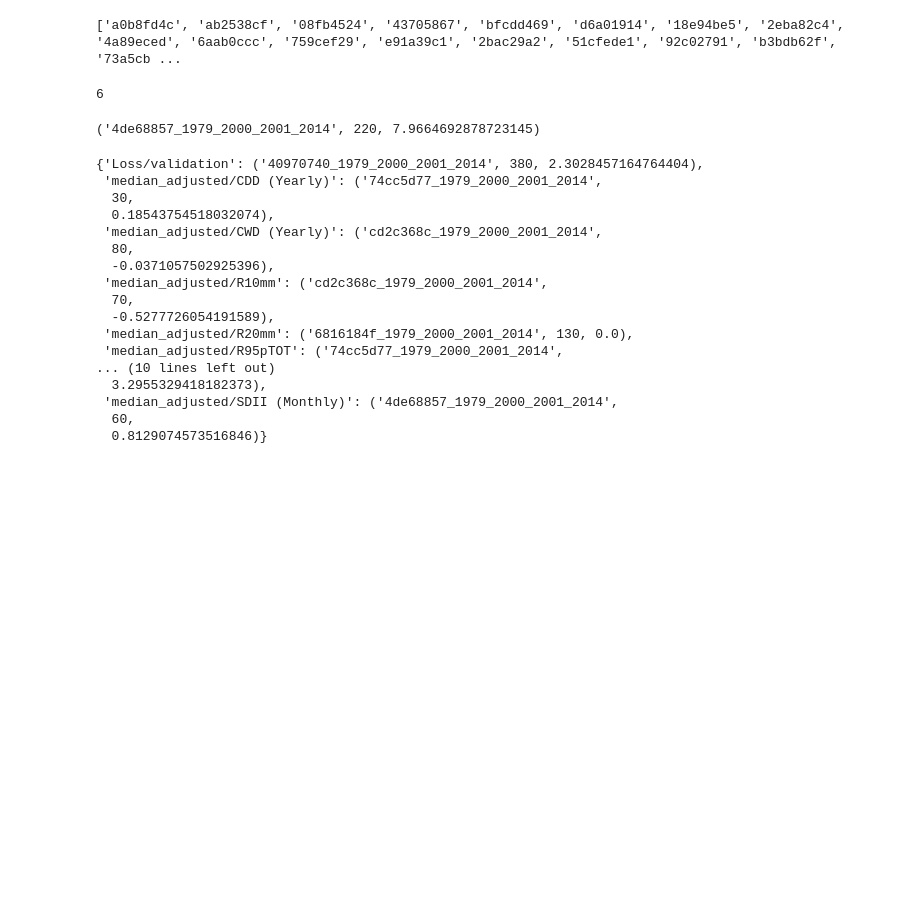
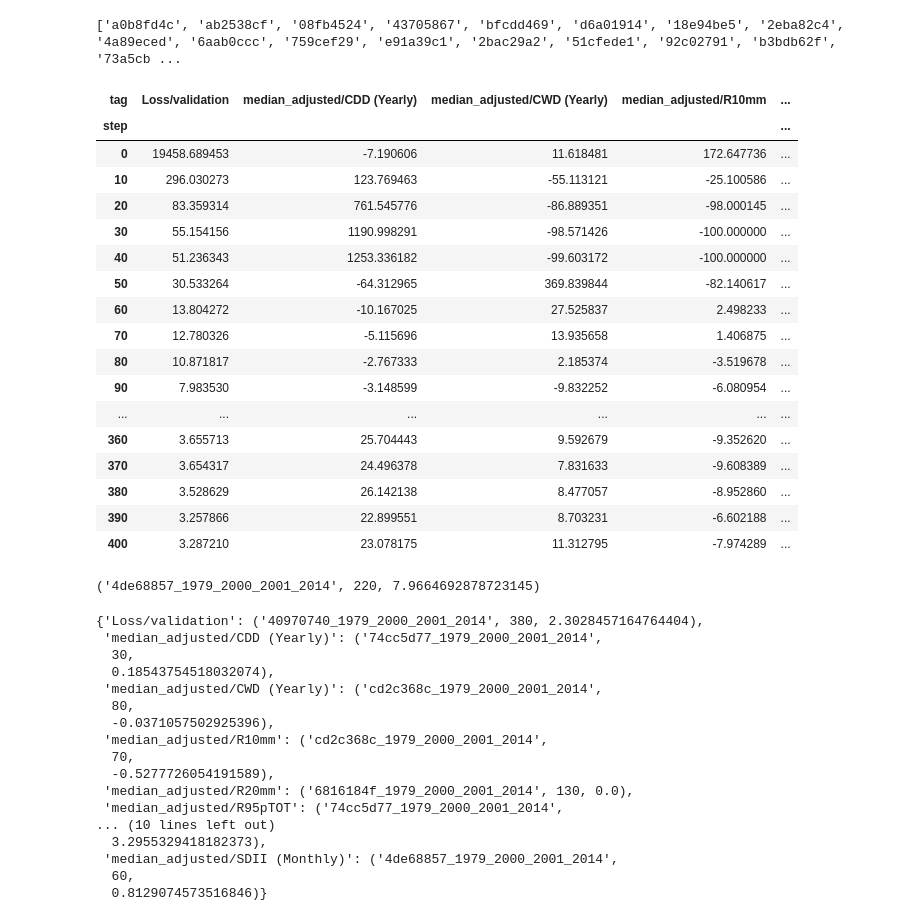
Before and after one commit to kasProg/dCLIMAD_BA, a Jupyter notebook: model_selector.ipynb, the cells around one changed output. Drawn from its saved outputs; the diff is of its cells as text; code cells hidden in the pictures; blank space fills up the shorter version.

```diff
--- a/model_selector.ipynb
+++ b/model_selector.ipynb
@@ -85,9 +85,26 @@ grouped_dfs = load_bias_metrics_from_tensorboard(root_dir)
 # %% [output]
 ['a0b8fd4c', 'ab2538cf', '08fb4524', '43705867', 'bfcdd469', 'd6a01914', '18e94be5', '2eba82c4', '4a89eced', '6aab0ccc', '759cef29', 'e91a39c1', '2bac29a2', '51cfede1', '92c02791', 'b3bdb62f', '73a5cb ...
 # %%
-len(grouped_dfs)
+grouped_dfs['4de68857_1979_2000_2001_2014']
 # %% [output]
-6
+| tag | Loss/validation | median_adjusted/CDD (Yearly) | median_adjusted/CWD (Yearly) | median_adjusted/R10mm | ... |
+| step |  |  |  |  | ... |
+| 0 | 19458.689453 | -7.190606 | 11.618481 | 172.647736 | ... |
+| 10 | 296.030273 | 123.769463 | -55.113121 | -25.100586 | ... |
+| 20 | 83.359314 | 761.545776 | -86.889351 | -98.000145 | ... |
+| 30 | 55.154156 | 1190.998291 | -98.571426 | -100.000000 | ... |
+| 40 | 51.236343 | 1253.336182 | -99.603172 | -100.000000 | ... |
+| 50 | 30.533264 | -64.312965 | 369.839844 | -82.140617 | ... |
+| 60 | 13.804272 | -10.167025 | 27.525837 | 2.498233 | ... |
+| 70 | 12.780326 | -5.115696 | 13.935658 | 1.406875 | ... |
+| 80 | 10.871817 | -2.767333 | 2.185374 | -3.519678 | ... |
+| 90 | 7.983530 | -3.148599 | -9.832252 | -6.080954 | ... |
+| ... | ... | ... | ... | ... | ... |
+| 360 | 3.655713 | 25.704443 | 9.592679 | -9.352620 | ... |
+| 370 | 3.654317 | 24.496378 | 7.831633 | -9.608389 | ... |
+| 380 | 3.528629 | 26.142138 | 8.477057 | -8.952860 | ... |
+| 390 | 3.257866 | 22.899551 | 8.703231 | -6.602188 | ... |
+| 400 | 3.287210 | 23.078175 | 11.312795 | -7.974289 | ... |
 # %%
 # root_dir1 = "runs_revised/conus_pca/access_cm2-gridmet"
 # grouped_dfs_pca = load_bias_metrics_from_tensorboard(root_dir1)
```
Also changed, not shown: parts of 2 cells of this notebook, 6 other files.
